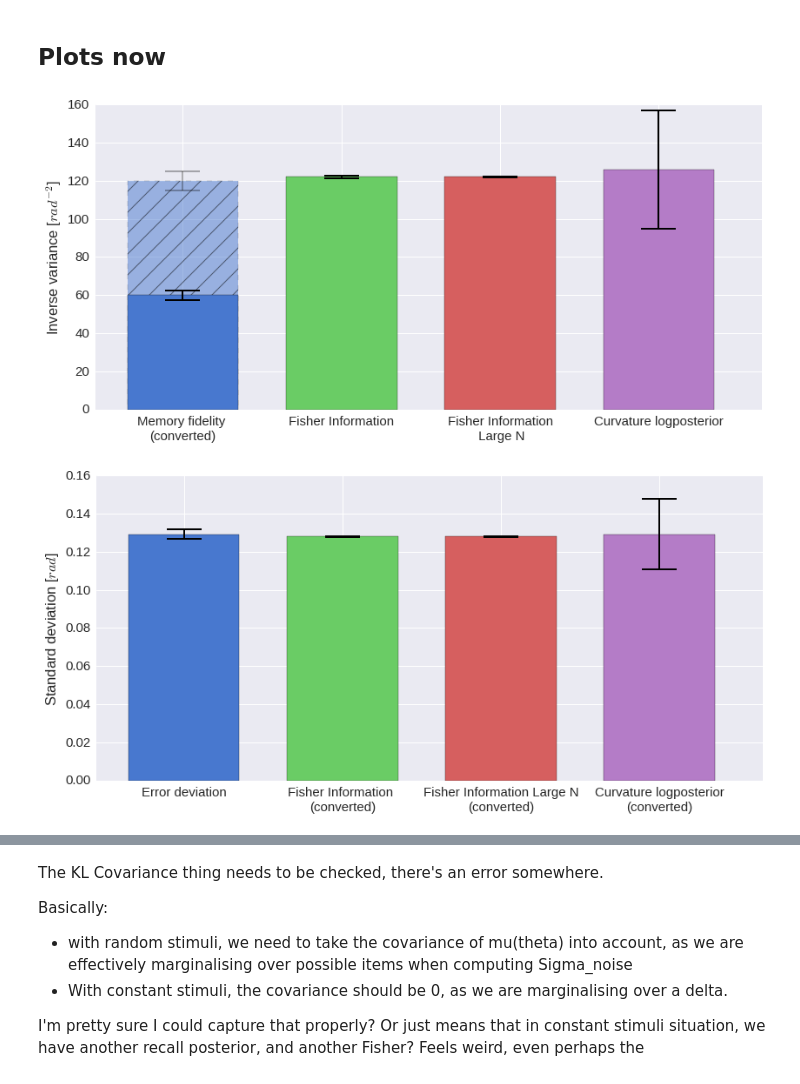
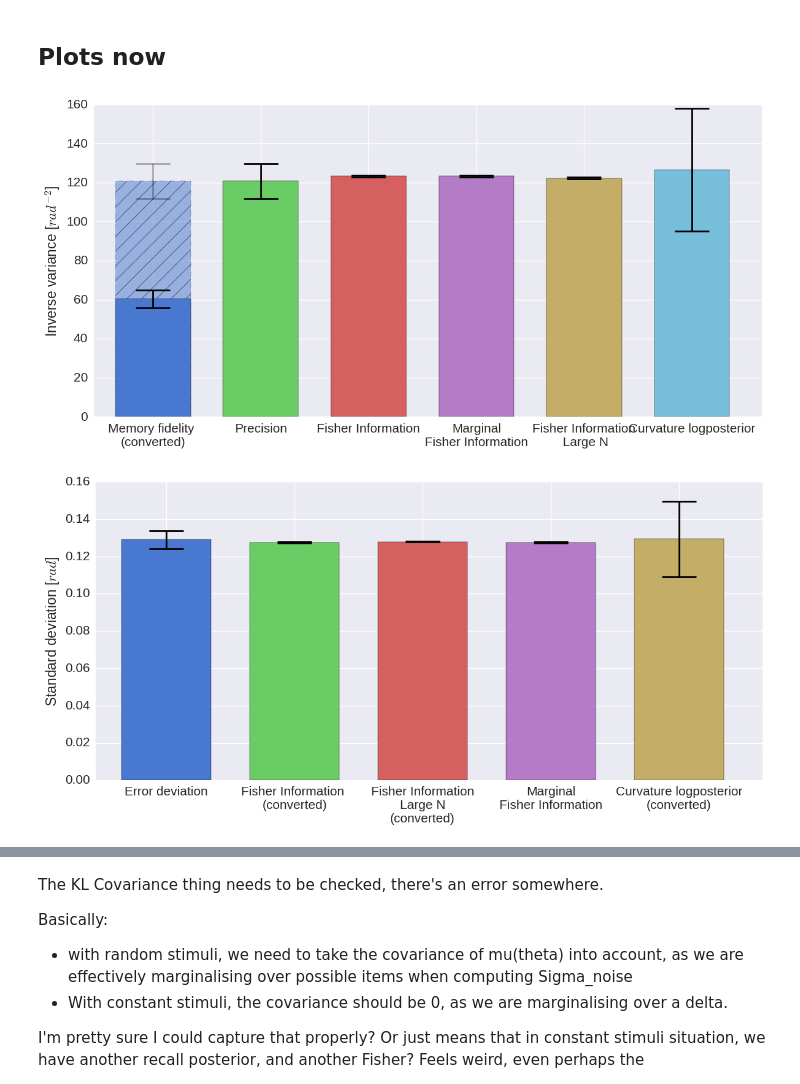
Before and after one commit to Azhag/Bayesian-visual-working-memory, a Jupyter notebook: Experiments/fisherinfo_new_2016/notebook_fisher_fits_2016.ipynb, the cells around one changed output, grey strips where cells are left out. Drawn from its saved outputs; the diff is of its cells as text; code cells hidden in the pictures.

```diff
--- a/Experiments/fisherinfo_new_2016/notebook_fisher_fits_2016.ipynb
+++ b/Experiments/fisherinfo_new_2016/notebook_fisher_fits_2016.ipynb
@@ -57,7 +63,7 @@ arguments_dict = dict(
     action_to_do='launcher_check_fisher_fit_1obj_2016',
     collect_responses=None,
     inference_method='sample',
-    N=200,
+    N=400,
     num_samples=50,
     M=14**2,
     T=1,
@@ -71,15 +77,15 @@ arguments_dict = dict(
     ratio_conj=1.,
     sigmax=0.25,
     sigma_baseline=0.0,
-    sigmay=0.000001,
+    sigmay=0.00000001,  #0.17
     sigma_output=0.0,
     selection_num_samples=1,
     selection_method='last',
     slice_width=0.07,
     burn_samples=50,
-    enforce_min_distance=0.17,
+    enforce_min_distance=0.00001,
     specific_stimuli_random_centers=None,
-    stimuli_generation='random',
+    stimuli_generation='random_fixed_first',
     stimuli_generation_recall='random',
     experiment_data_dir=os.path.normpath(os.path.join(os.environ['WORKDIR_DROP'], '../../experimental_data')),
 )
@@ -119,6 +125,7 @@ def extract_fisherinfo_values(experiment_launcher, values_to_plot):
     experiment_launcher.all_vars['marginal_inv_FI'] = \
         experiment_launcher.all_vars['result_marginal_inv_FI'][0]
     experiment_launcher.all_vars['marginal_inv_FI_inv'] = 1./experiment_launcher.all_vars['marginal_inv_FI']
+    experiment_launcher.all_vars['precision'] = experiment_launcher.all_vars['result_all_precisions']
     experiment_launcher.all_vars['precision_twice'] = experiment_launcher.all_vars['result_all_precisions']*2
 
     experiment_launcher.all_vars['mem_fidelity'] = \
@@ -131,6 +138,8 @@ def extract_fisherinfo_values(experiment_launcher, values_to_plot):
         (2./experiment_launcher.all_vars['result_FI_rc_theo_largeN'])**0.5
     experiment_launcher.all_vars['FI_curv_as_memfidelity'] = \
         (2./experiment_launcher.all_vars['result_FI_rc_curv'])**0.5
+
+    experiment_launcher.all_vars['target'] = experiment_launcher.all_vars['result_em_fits'][1]
 
     result_dict = dict(mean=[], std=[], names=[])
     for value_name, value_result in values_to_plot:
@@ -220,33 +238,34 @@ def plot_marginal_fi_comparions(distance_space, theta_space, fi_distance, inv_fi
 # %%
 values_to_plot = [('Memory fidelity \n(converted)', 'mem_fidelity_as_fisher'),
+                  ('Precision', 'precision_twice'),
                   ('Fisher Information', 'result_FI_rc_theo'),
 #                   ('Fisher Information\ntheoretical covariance', 'result_FI_rc_theocov'),
-#                   ('Marginal Fisher Information', 'marginal_inv_FI_inv'),
+                  ('Marginal\nFisher Information', 'marginal_inv_FI_inv'),
                   ('Fisher Information\n Large N', 'result_FI_rc_theo_largeN'),
                   ('Curvature logposterior', 'result_FI_rc_curv')
                ]
 
 values_dict = extract_fisherinfo_values(experiment_launcher, values_to_plot)
 
 ax = bars_fisherinfo_comparison(values_dict['mean'], values_dict['std'], values_dict['names'])
 ax.set_ylabel("Inverse variance [$rad^{-2}$]")
 plt.tight_layout()
 dataio.save_current_figure('fisherinfo_comparison_{label}_{unique_id}.pdf')
 # %% [output]
-[figure, old version]
+[figure, new version]
 # %%
 values_to_plot = [('Error deviation', 'mem_fidelity'),
                   ('Fisher Information \n(converted)', 'FI_theo_as_memfidelity'),
-#                   ('Marginal Fisher Information', 'marginal_inv_FI_as_memfidelity'),
-                  ('Fisher Information Large N\n(converted)', 'FI_theo_largeN_as_memfidelity'),
-                  ('Curvature logposterior\n(converted)', 'FI_curv_as_memfidelity')
+                  ('Fisher Information\nLarge N\n(converted)', 'FI_theo_largeN_as_memfidelity'),
+                  ('Marginal\nFisher Information', 'marginal_inv_FI_as_memfidelity'),
+                  ('Curvature logposterior\n(converted)', 'FI_curv_as_memfidelity'),
                ]
 
 values_dict = extract_fisherinfo_values(experiment_launcher, values_to_plot)
 ax = bars_fisherinfo_comparison(values_dict['mean'], values_dict['std'], values_dict['names'], mem_fidelity_bar=False)
 ax.set_ylabel("Standard deviation [$rad$]")
 plt.tight_layout()
-dataio.save_current_figure('fisherinfo_stddev_{label}_{unique_id}.pdf')
+# dataio.save_current_figure('fisherinfo_stddev_{label}_{unique_id}.pdf')
 # %% [output]
-[figure, old version]
+[figure, new version]
 # %%
```
Also changed, not shown: parts of 43 cells of this notebook, 22 other files.
